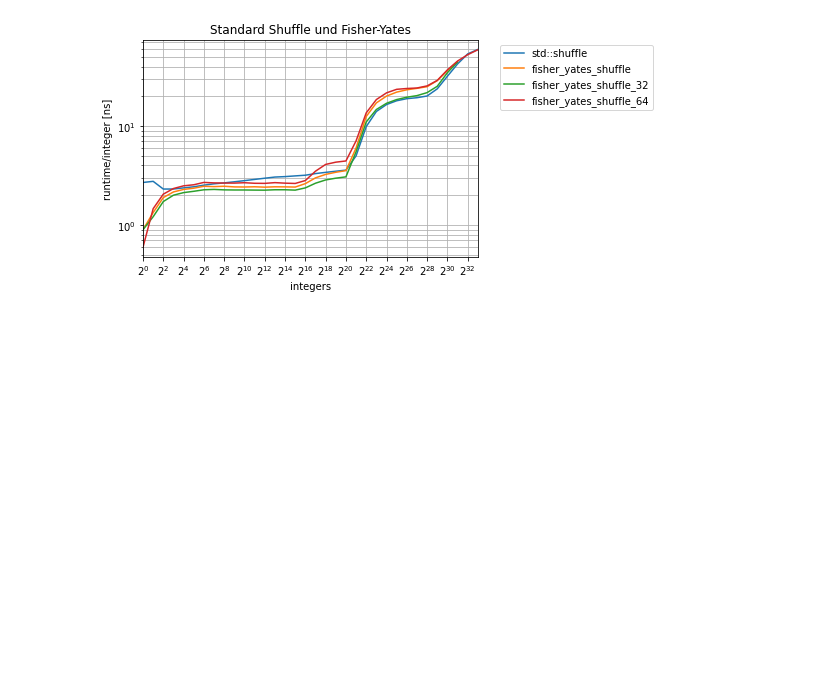
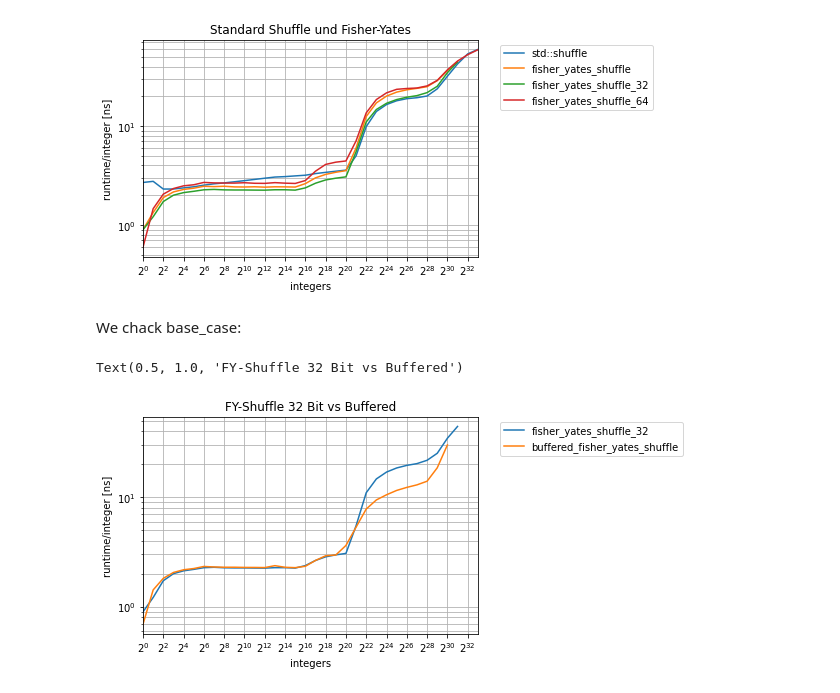
Before and after one commit to pengilton/cip_shuffle, a Jupyter notebook: benchmarks/evaluation/09_analysis_cip_shuffle_base_case.ipynb, the cells around one changed output. Cells and saved outputs as stored; diff of their text form; code cells hidden in the pictures; blank space fills up the shorter version.

```diff
--- a/benchmarks/evaluation/09_analysis_cip_shuffle_base_case.ipynb
+++ b/benchmarks/evaluation/09_analysis_cip_shuffle_base_case.ipynb
@@ -167,3 +167,46 @@ ax.set_title("Standard Shuffle und Fisher-Yates")
 # %% [output]
 Text(0.5, 1.0, 'Standard Shuffle und Fisher-Yates')
 [figure]
+# %% [markdown]
+We chack base_case:
+# %%
+# Lets compare the other ones
+df_std_shuffle = pd.read_csv(path.join("..", "cpp", "uni-machine", "v0.1.12", "base_case", "20231217-192420-nb=32-bf=256-th=262144-cpp.csv"))
+df_fy_shuffle = pd.read_csv(path.join("..", "cpp", "uni-machine", "v0.1.12", "base_case", "20231217-215810-nb=32-bf=256-th=262144-cpp.csv"))
+df_fy_shuffle_32 = pd.read_csv(path.join("..", "cpp", "uni-machine", "v0.1.12", "base_case", "20231217-224305-nb=32-bf=256-th=262144-cpp.csv"))
+df_fy_shuffle_64 = pd.read_csv(path.join("..", "cpp", "uni-machine", "v0.1.12", "base_case", "20231217-225627-nb=32-bf=256-th=262144-cpp.csv"))
+df_buffered = pd.read_csv(path.join("..", "cpp", "uni-machine", "v0.1.12", "buffered", "20231214-211310-nb=0-bf=256-th=0-cpp.csv"))
+# %%
+df_std_shuffle["runtime/integer [ns]"] = df_std_shuffle["total_runtime"] / (df_std_shuffle["total_runs"] * df_std_shuffle["integers"])
+df_fy_shuffle["runtime/integer [ns]"] = df_fy_shuffle["total_runtime"] / (df_fy_shuffle["total_runs"] * df_fy_shuffle["integers"])
+df_fy_shuffle_32["runtime/integer [ns]"] = df_fy_shuffle_32["total_runtime"] / (df_fy_shuffle_32["total_runs"] * df_fy_shuffle_32["integers"])
+df_fy_shuffle_64["runtime/integer [ns]"] = df_fy_shuffle_64["total_runtime"] / (df_fy_shuffle_64["total_runs"] * df_fy_shuffle_64["integers"])
+df_buffered["runtime/integer [ns]"] = df_buffered["total_runtime"] / (df_buffered["total_runs"] * df_buffered["integers"])
+# %%
+# We plot data
+ax_xticks = [2 ** i for i in range(0, 35, 2)]
+ax_yticks = [5 * i for i in range(0, 20, 1)]
+
+# ax = df_std_shuffle.plot(x="integers", y="runtime/integer [ns]", label=df_std_shuffle["function"][0])
+# df_fy_shuffle.plot(ax=ax, x="integers", y="runtime/integer [ns]", label=df_fy_shuffle["function"][0])
+# df_fy_shuffle_32.plot(ax=ax, x="integers", y="runtime/integer [ns]", label=df_fy_shuffle_32["function"][0])
+# df_fy_shuffle_64.plot(ax=ax, x="integers", y="runtime/integer [ns]", label=df_fy_shuffle_64["function"][0])
+# df_buffered.plot(ax=ax, x="integers", y="runtime/integer [ns]", label=df_buffered["function"][0])
+
+ax2 = df_fy_shuffle_32.plot(x="integers", y="runtime/integer [ns]", label=df_fy_shuffle_32["function"][0])
+df_buffered.plot(ax=ax2, x="integers", y="runtime/integer [ns]", label=df_buffered["function"][0])
+
+ax2.set_xscale("log", base=2)
+ax2.set_yscale("log", base=10)
+ax2.set_xticks(ax_xticks)
+# ax2.set_yticks(ax_yticks)
+ax2.set_xlim(2**0, 2**33)
+# ax2.set_ylim(0, 65)
+ax2.grid(True, which="both")
+ax2.set_xlabel("integers")
+ax2.set_ylabel("runtime/integer [ns]")
+ax2.legend(bbox_to_anchor=(1.05, 1.0), loc='upper left')
+ax2.set_title("FY-Shuffle 32 Bit vs Buffered")
+# %% [output]
+Text(0.5, 1.0, 'FY-Shuffle 32 Bit vs Buffered')
+[figure, added]
```
Also changed, not shown: 3 other files.
